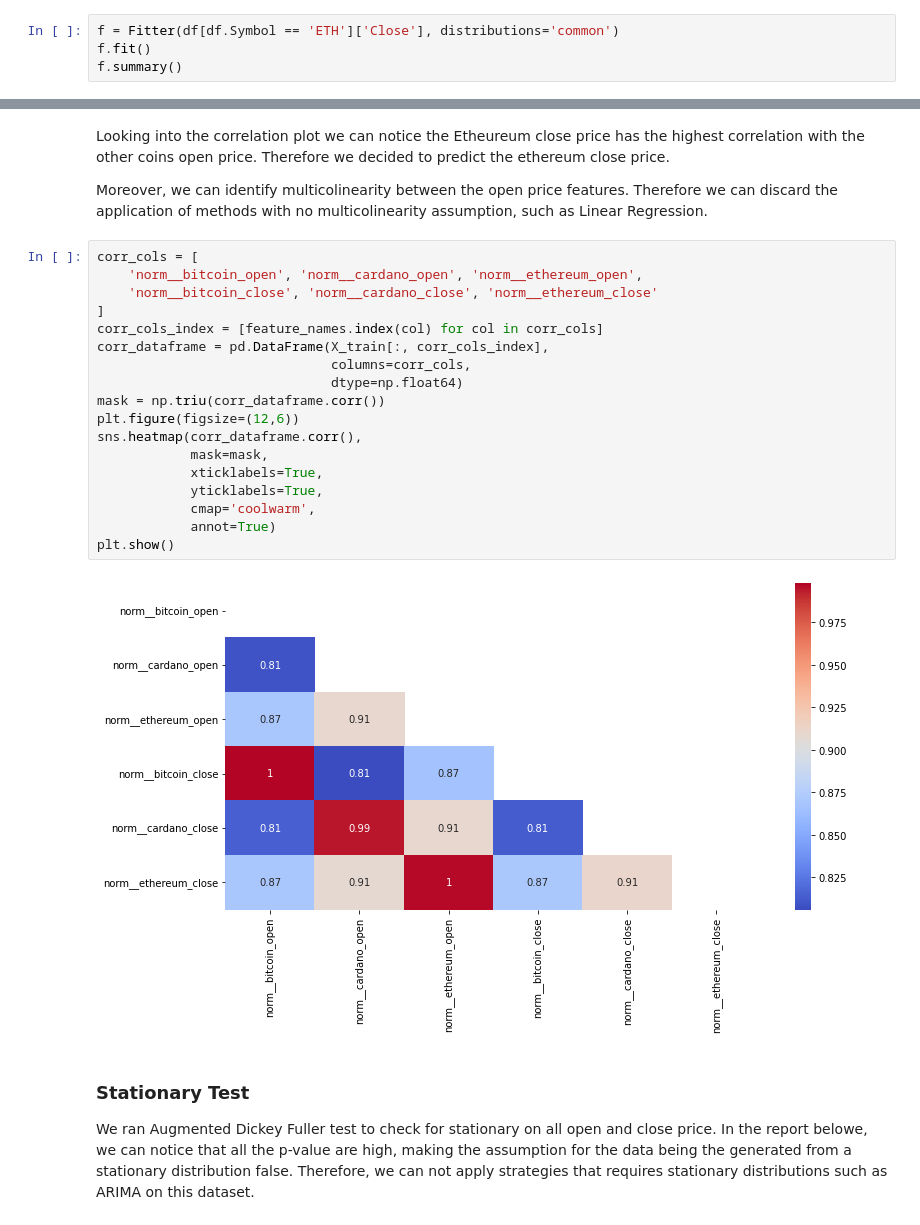
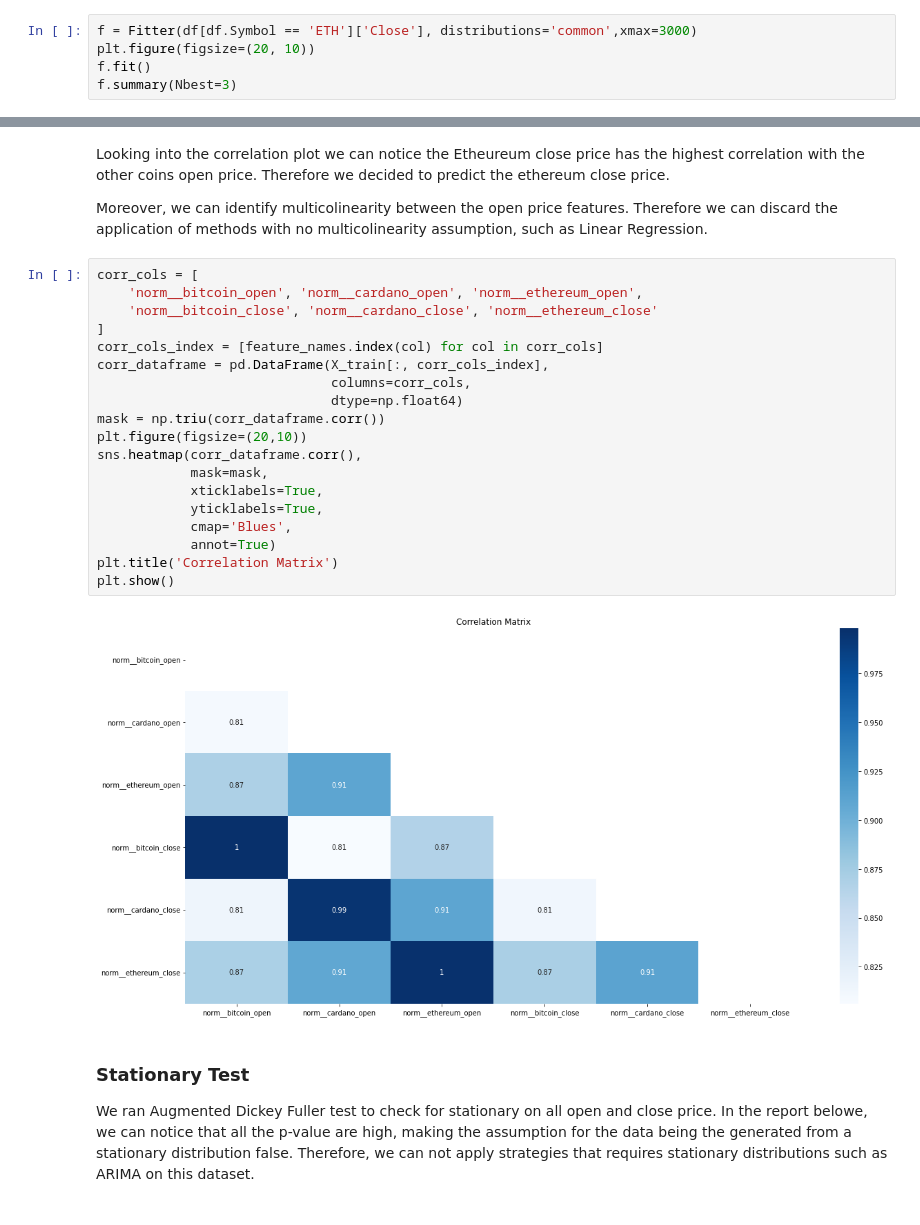
Before and after one commit to jcalvesoliveira/crypto-deep-learning, a Jupyter notebook: notebooks/1.0-initial-data-exploration.ipynb, the cells around one changed output, grey strips where cells are left out. Drawn from its saved outputs; the diff is of its cells as text.

```diff
--- a/notebooks/1.0-initial-data-exploration.ipynb
+++ b/notebooks/1.0-initial-data-exploration.ipynb
@@ -223,6 +184,7 @@ fig.update_layout(title='Ethereum OHLC', yaxis_title='Stock Price (USD)')
 fig.show(renderer="svg")
 # %%
-f = Fitter(df[df.Symbol == 'ETH']['Close'], distributions='common')
+f = Fitter(df[df.Symbol == 'ETH']['Close'], distributions='common',xmax=3000)
+plt.figure(figsize=(20, 10))
 f.fit()
-f.summary()
+f.summary(Nbest=3)
 # %% [output]
@@ -420,23 +363,24 @@ Moreover, we can identify multicolinearity between the open price features. Ther
 # %%
 corr_cols = [
     'norm__bitcoin_open', 'norm__cardano_open', 'norm__ethereum_open',
     'norm__bitcoin_close', 'norm__cardano_close', 'norm__ethereum_close'
 ]
 corr_cols_index = [feature_names.index(col) for col in corr_cols]
 corr_dataframe = pd.DataFrame(X_train[:, corr_cols_index],
                               columns=corr_cols,
                               dtype=np.float64)
 mask = np.triu(corr_dataframe.corr())
-plt.figure(figsize=(12,6))
+plt.figure(figsize=(20,10))
 sns.heatmap(corr_dataframe.corr(),
             mask=mask,
             xticklabels=True,
             yticklabels=True,
-            cmap='coolwarm',
+            cmap='Blues',
             annot=True)
+plt.title('Correlation Matrix')
 plt.show()
 # %% [output]
-[figure, old version]
+[figure, new version]
 # %% [markdown]
 ### Stationary Test
 
```
Also changed, not shown: parts of 30 cells of this notebook, 2 other files.
